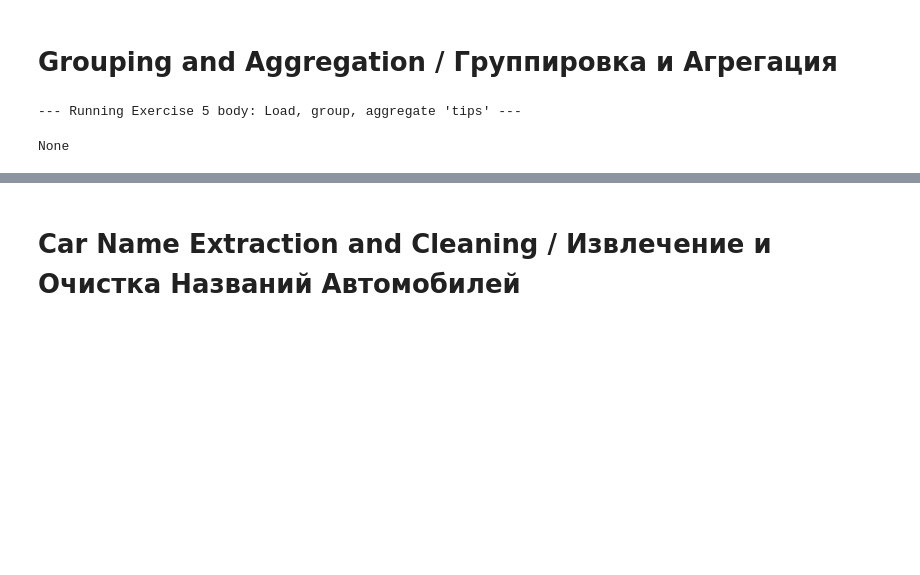
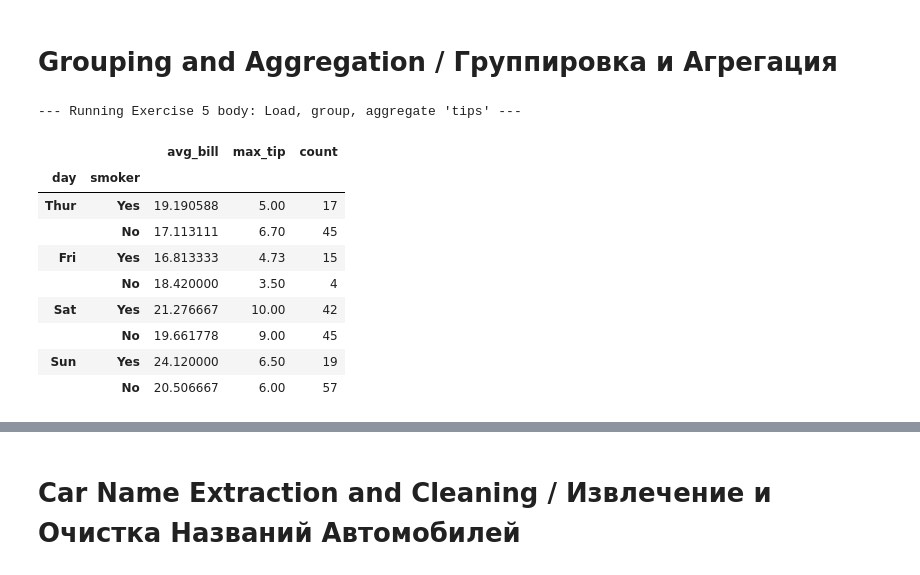
Before and after one commit to shuhrat9902/my_first_repository, a Jupyter notebook: tasks_4_3_v2.ipynb, the cells around one changed output, grey strips where cells are left out. Drawn from its saved outputs; the diff is of its cells as text; code cells hidden in the pictures; blank space fills up the shorter version.

```diff
--- a/tasks_4_3_v2.ipynb
+++ b/tasks_4_3_v2.ipynb
@@ -802,35 +906,50 @@ def exercise_5_group_aggregate():
         - Maximum 'tip' (max)
         - Total number of entries in the group, tip (size)
     3. The aggregated columns should be named 'avg_bill', 'max_tip', and 'count'.
     Returns: The aggregated DataFrame with renamed columns or None.
 
     Загружает набор данных tips и выполняет группировку и агрегацию:
     1. Группирует данные по 'day' и 'smoker'. Используйте observed=False для согласованности.
     2. Вычисляет следующие агрегации для каждой группы:
         - Среднее значение 'total_bill' (mean)
         - Максимальное значение 'tip' (max)
         - Общее количество записей в группе (size)
     3. Агрегированные столбцы должны быть названы 'avg_bill', 'max_tip', и 'count'.
     Возвращает: Агрегированный DataFrame с переименованными столбцами или None.
 
     Source: https://rdrr.io/cran/reshape2/man/tips.html
     """
     dataset_name='tips'
     print(f"\n--- Running Exercise 5 body: Load, group, aggregate '{dataset_name}' ---")
     try:
         df = load_cached_dataset(dataset_name)
         df_processed = df.copy()
+        grouped = df_processed.groupby(['day', 'smoker'], observed=False)
+        aggregated = grouped.agg(
+            avg_bill=('total_bill', 'mean'),
+            max_tip=('tip', 'max'),
+            count=('tip', 'size')
+        )
 
-        return None
+        return aggregated
 
     except Exception as e:
         print(f"ERROR in exercise_5 body: {type(e).__name__} - {e}")
         return None
 
 display(exercise_5_group_aggregate())
 # %% [output]
 --- Running Exercise 5 body: Load, group, aggregate 'tips' ---
-None
+|  |  | avg_bill | max_tip | count |
+| day | smoker |  |  |  |
+| Thur | Yes | 19.190588 | 5.00 | 17 |
+|  | No | 17.113111 | 6.70 | 45 |
+| Fri | Yes | 16.813333 | 4.73 | 15 |
+|  | No | 18.420000 | 3.50 | 4 |
+| Sat | Yes | 21.276667 | 10.00 | 42 |
+|  | No | 19.661778 | 9.00 | 45 |
+| Sun | Yes | 24.120000 | 6.50 | 19 |
+|  | No | 20.506667 | 6.00 | 57 |
 # %%
 class TestExercise5(unittest.TestCase):
     # Class level setup to load data once for all tests in this class
```
Also changed, not shown: parts of 11 cells of this notebook.
